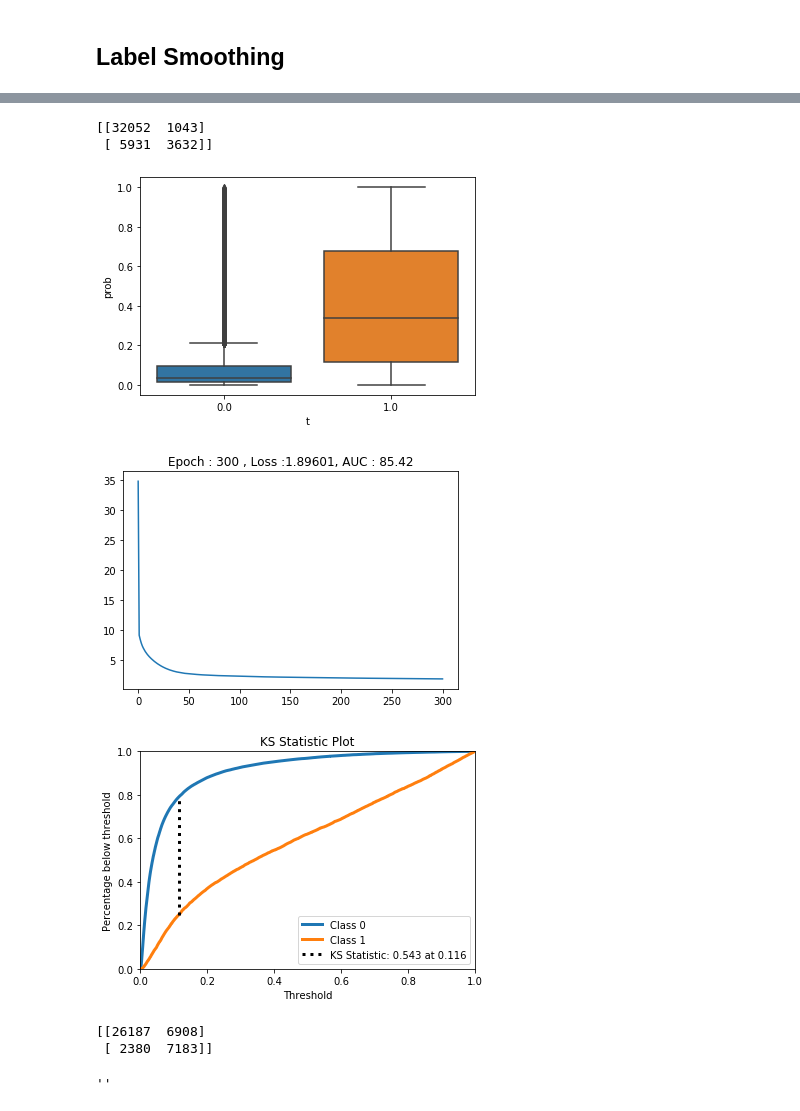
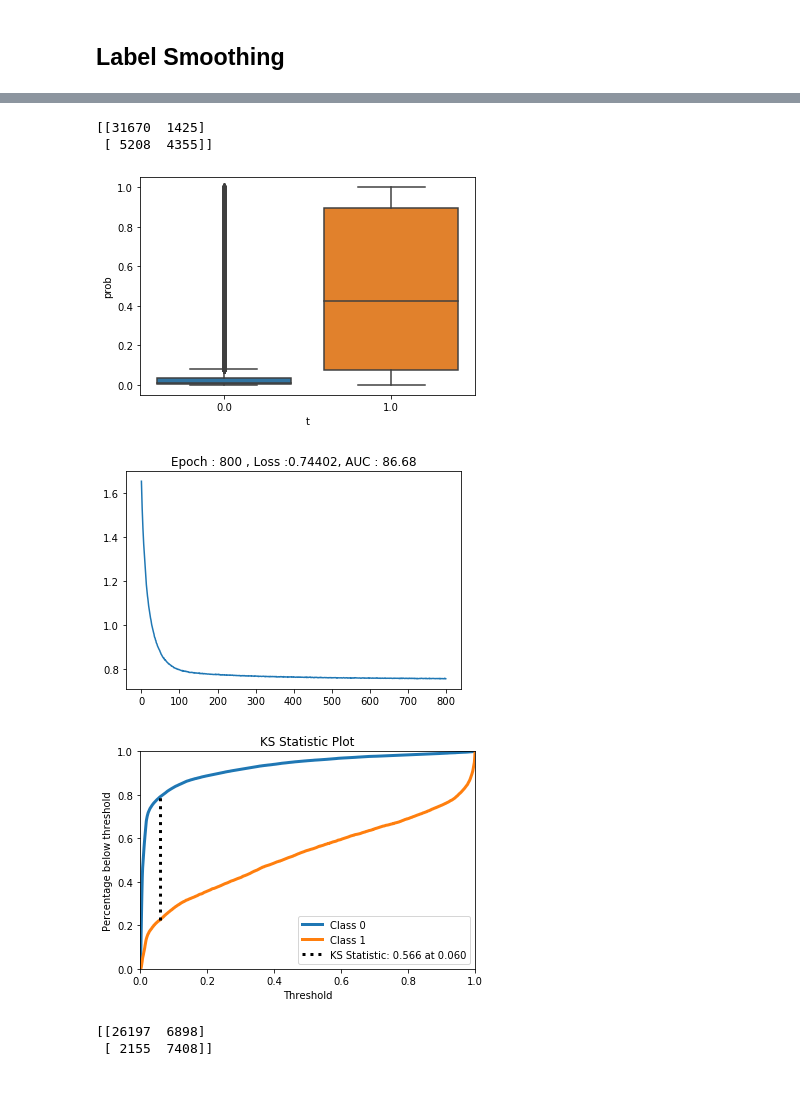
Before and after one commit to sungreong/TIL, a Jupyter notebook: FrameWork Tensorflow/Tensorflow Tabular Data Network(Embedding).ipynb, the cells around one changed output, grey strips where cells are left out. Cells and saved outputs as stored; diff of their text form; code cells hidden in the pictures.

Commit message:
Update Tensorflow Tabular Data Network(Embedding).ipynb
add Dropout

```diff
--- a/FrameWork Tensorflow/Tensorflow Tabular Data Network(Embedding).ipynb
+++ b/FrameWork Tensorflow/Tensorflow Tabular Data Network(Embedding).ipynb
@@ -306,7 +300,7 @@ def get_weight_variable(shape, name=None,
         tf.add_to_collection('weight_variables', weight)
     return weight
 
-def Network(X , dims ) :
+def Network(X , dims , dropoutRate) :
     with tf.variable_scope("Network"):
         for idx , h_dim in enumerate(dims) :
             init = tf.keras.initializers.lecun_normal(seed = 1234 + idx)
@@ -320,6 +314,7 @@ def Network(X , dims ) :
                                            shape = [h_dim] , dtype = tf.float32 ,
                                            initializer = tf.constant_initializer(0.0))
                 Layer = tf.nn.selu(tf.matmul( X , Weight) + Bias)
+                Layer = tf.contrib.nn.alpha_dropout(Layer , dropoutRate )
             else :
 #                 Weight = tf.get_variable("W" + str(idx) , dtype = tf.float32 ,
 #                                          shape = [dims[idx-1] ,h_dim ] , initializer = init)
@@ -331,8 +326,10 @@ def Network(X , dims ) :
                                            initializer = tf.constant_initializer(0.0))
                 Layer = tf.matmul( Layer , Weight) + Bias
                 if len(dims) == idx+1 :pass
-                else : Layer = tf.nn.selu(Layer)
+                else :
+                    Layer = tf.nn.selu(Layer)
+                    Layer = tf.contrib.nn.alpha_dropout(Layer , dropoutRate )
     return Layer
 # %%
-Logit = Network(XX , dims = [55 , 40 , 35 , 10 , target_dim])
+Logit = Network(XX , dims = [55 , 40 , 35 , 10 , target_dim] , dropoutRate=dropoutRate)
 Probs = tf.nn.softmax(Logit)
@@ -403,7 +399,7 @@ import re
 L2 = []
 for v in WEIGHTS :
     L2.append(tf.nn.l2_loss(v))
-Loss += tf.add_n(L2)  * 0.01
-l1_regularizer = tf.contrib.layers.l1_regularizer(scale=0.005, scope=None)
-regularization_penalty = tf.contrib.layers.apply_regularization(l1_regularizer, WEIGHTS )
-Loss += regularization_penalty
+Loss += tf.add_n(L2)  * 0.0001
+# l1_regularizer = tf.contrib.layers.l1_regularizer(scale=0.005, scope=None)
+# regularization_penalty = tf.contrib.layers.apply_regularization(l1_regularizer, WEIGHTS )
+# Loss += regularization_penalty
@@ -418,5 +406,5 @@ If you depend on functionality not listed there, please file an issue.
 # %%
-solver = tf.train.AdamOptimizer(learning_rate= 1e-4).minimize(Loss ,var_list = vars )
+solver = tf.train.AdamOptimizer(learning_rate= 2e-5).minimize(Loss ,var_list = vars )
 # %%
 _Loss_ = []
 Epoch= 10000
@@ -433,44 +421,47 @@ for epoch in trange(Epoch , desc = "Loop" ) :
     YY = train_Y[idx]
     batch_iter = int(len(XX) / mb_size)
     _Loss2_ = []
     for idx in range(batch_iter) :
         X_mb = XX[idx*mb_size:(idx+1)*mb_size]
         Y_mb = YY[idx*mb_size:(idx+1)*mb_size]
         Feed = {X : X_mb ,
                 y : Y_mb ,
-                batch_size : mb_size , }
+                batch_size : mb_size ,
+                InputdropoutRate : 0.8 ,
+                dropoutRate : 0.8
+               }
         _ , LOSS  = sess.run([solver , Loss] , feed_dict= Feed)
         _Loss2_.append(LOSS)
     _Loss_.append(np.mean(_Loss2_))
-    if (epoch > 0)  & (epoch % 5 == 0) :
-        Feed = { X : test_X.values , batch_size : len(test_X.values) }
+    if (epoch > 0)  & (epoch % 100 == 0) :
+        Feed = { X : test_X.values ,
+                batch_size : len(test_X.values) ,
+                InputdropoutRate : 1.0 ,
+                dropoutRate : 1.0
+               }
         probs  = sess.run(Probs , feed_dict= Feed)
         AUC = roc_auc_score(test_Y ,  probs[:,1])
         DD = pd.DataFrame([test_Y ,probs[:,1]],
                           index = ["t","prob"]).T
         clear_output()
         print( confusion_matrix(test_Y , np.argmax(probs,axis =1) ))
         msg = "Epoch : {} , Loss :{:.5f}, AUC : {:.2f}".format(epoch ,LOSS ,AUC*100)
         sns.boxplot(x="t", y="prob", data=DD)
         plt.show()
         plt.plot(np.arange(len(_Loss_)), _Loss_ )
         plt.title(msg)
         plt.show()
         pp = skplt.metrics.plot_ks_statistic(test_Y, probs)
         plt.show()
         b , c = pp.get_legend_handles_labels()
         threshold = float(c[2].split("at ")[1])
         aaa = np.where( probs[:,1] < threshold , 0 , 1 )
         print( confusion_matrix(test_Y , aaa ))
 # %% [output]
-[[32052  1043]
- [ 5931  3632]]
+[[31670  1425]
+ [ 5208  4355]]
-[figure, old version]
+[figure, new version]
-[figure, old version]
+[figure, new version]
-[figure, old version]
+[figure, new version]
-[[26187  6908]
- [ 2380  7183]]
+[[26197  6898]
+ [ 2155  7408]]
-# %%
-a.yaxis.get_major_ticks()[1].get_label()
-# %% [output]
-''
```
Also changed, not shown: parts of 16 cells of this notebook.
